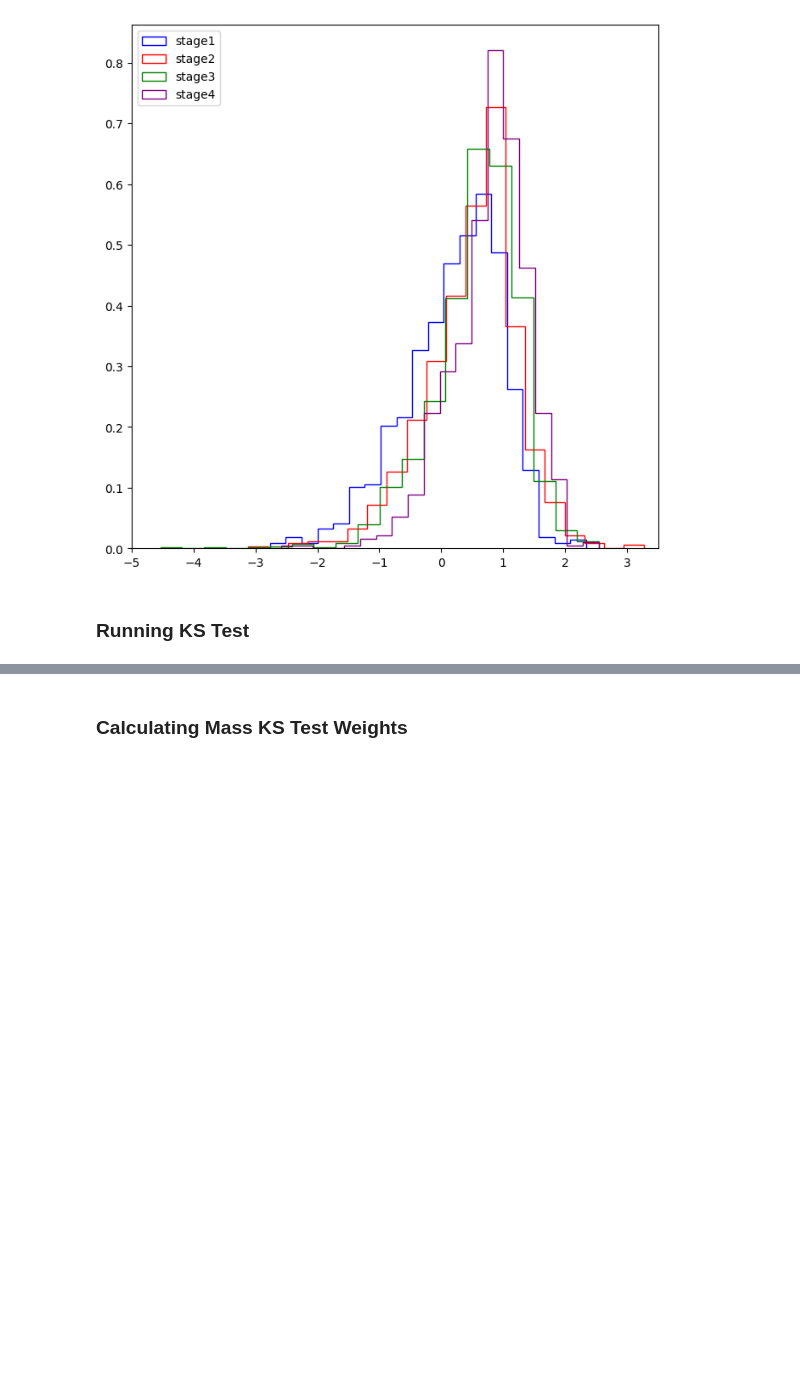
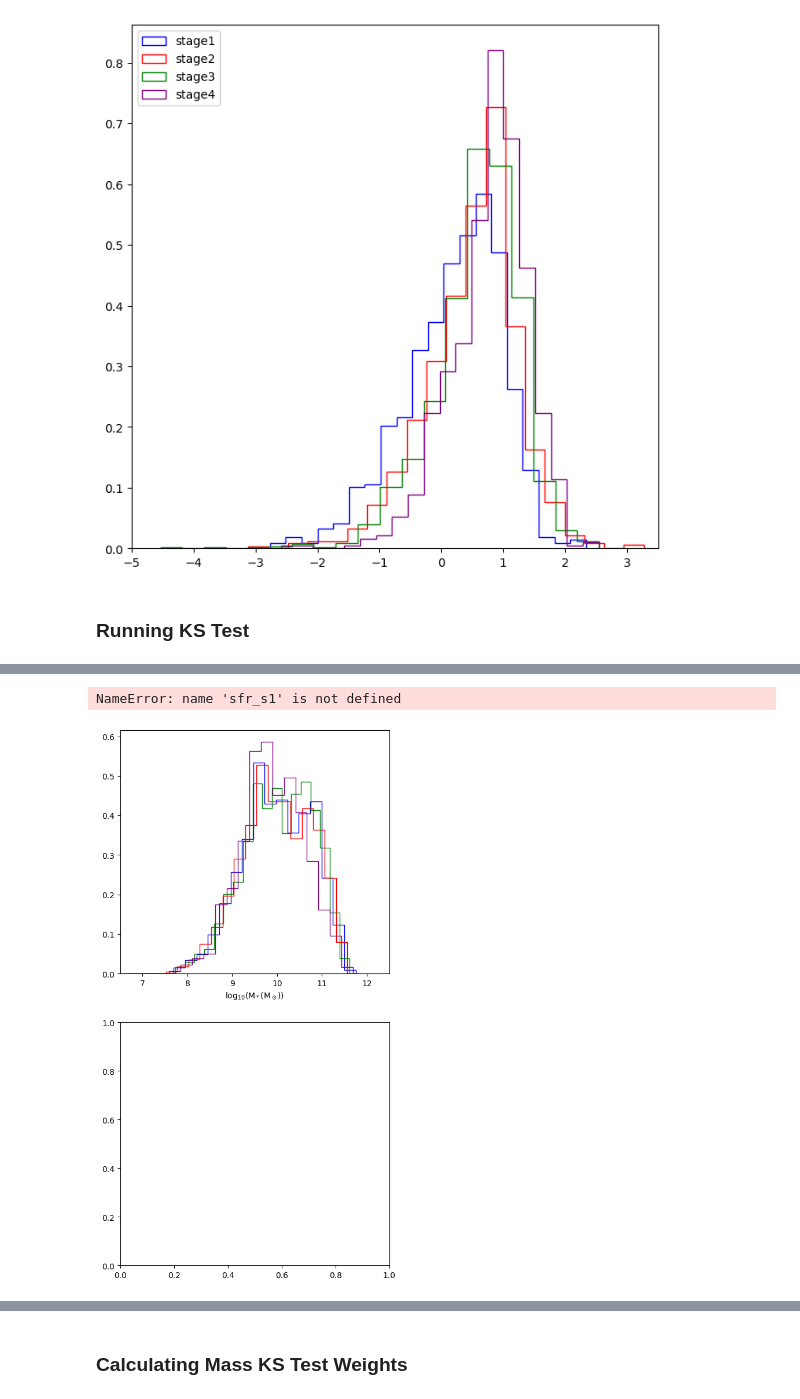
Before and after one commit to AstroORyan/mergers-in-cosmos, a Jupyter notebook: notebooks/back-to-basics/using-visual-sources/sf-with-mass.ipynb, the cells around one changed output, grey strips where cells are left out. Saved outputs shown, nothing was run; the diff lists cells and outputs as text; code cells hidden in the pictures; blank space fills up the shorter version.

```diff
--- a/notebooks/back-to-basics/using-visual-sources/sf-with-mass.ipynb
+++ b/notebooks/back-to-basics/using-visual-sources/sf-with-mass.ipynb
@@ -317,3 +320,29 @@ plt.show()
+# %%
+fig, ax = plt.subplots(nrows = 2, figsize = (6,12))
+
+ax[0].hist(masses_s1, bins = 20, histtype='step', color='blue', weights=weights_s1,density=True)
+ax[0].hist(masses_s2, bins = 20, histtype='step', color='red', weights=weights_s2,density=True)
+ax[0].hist(masses_s3, bins = 20, histtype='step', color='green', weights=weights_s3,density=True)
+ax[0].hist(masses_s4, bins = 20, histtype='step', color='purple',weights=weights_s4,density=True)
+ax[0].set_xlim([6.5,12.5])
+ax[0].set_xlabel('$\log_{10}$(M$_*$(M$_\odot$))')
+
+
+ax[1].hist(sfr_s1, bins = 20, histtype='step', color='blue', weights=weights_s1, density=True)
+ax[1].hist(sfr_s2, bins = 20, histtype='step', color='red', weights=weights_s2, density=True)
+ax[1].hist(sfr_s3, bins = 20, histtype='step', color='green', weights=weights_s3, density=True)
+ax[1].hist(sfr_s4, bins = 20, histtype='step', color='purple',weights=weights_s4, density=True)
+ax[1].set_xlim([-5,3.5])
+ax[1].set_xlabel('$\log_{10}$(SFR$_*$(M$_\odot$ $yr^{-1}$))')
+
+
+ax[0].set_ylabel('Normalised Classifications')
+ax[0].legend(['stage1','stage2','stage3','stage4'], loc='upper left')
+# plt.savefig(f'{fig_folder}/mass_sfr_dists.jpeg', bbox_inches = 'tight')
+plt.show()
+# %% [output]
+NameError: name 'sfr_s1' is not defined
+[figure, added]
 # %%
 sfr_s1 = np.array(df_red.query('category == "stage1"')['ez_sfr'])
 sfr_s2 = np.array(df_red.query('category == "stage2"')['ez_sfr'])
```
Also changed, not shown: parts of 6 cells of this notebook, 1 other file.
